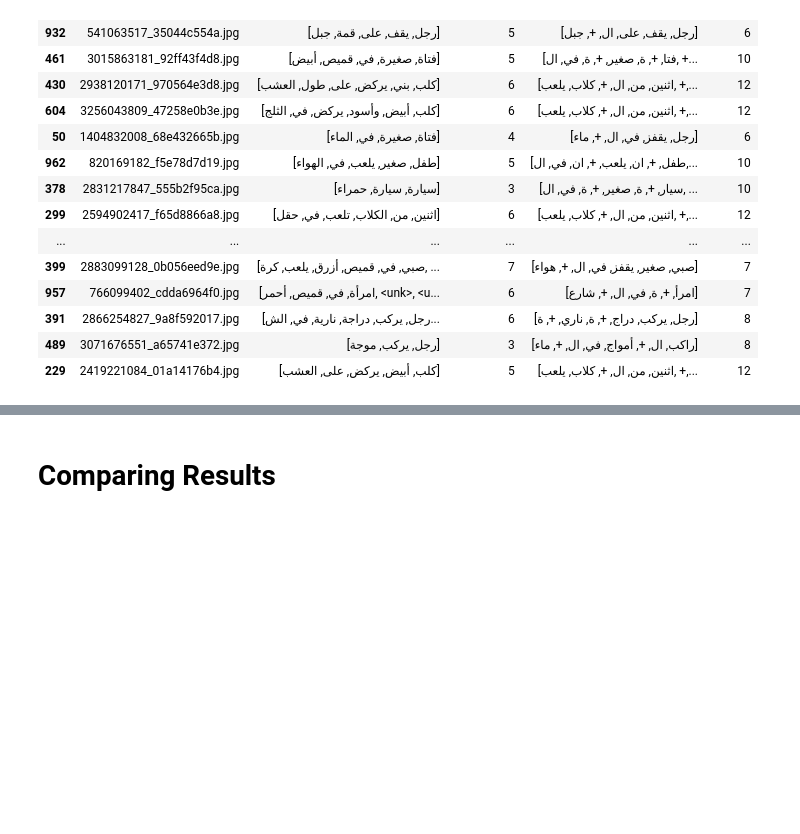
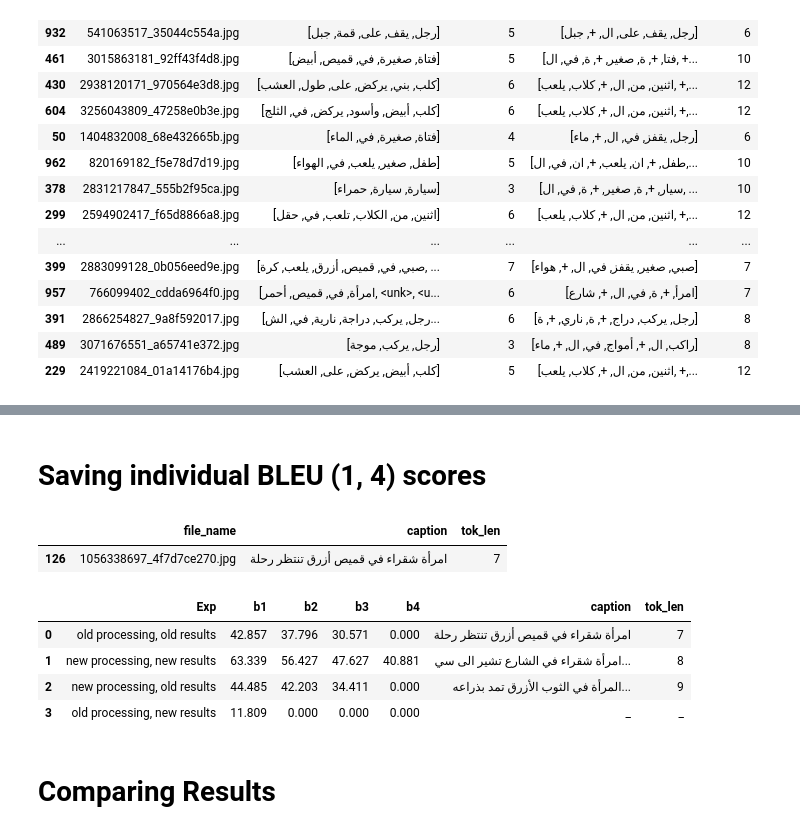
Before and after one commit to moaaztaha/Image-Captioning, a Jupyter notebook: Old Preprocessing VS Arabert Preprocessing scores.ipynb, the cells around one changed output, grey strips where cells are left out. Saved outputs shown, nothing was run; the diff lists cells and outputs as text; code cells hidden in the pictures; blank space fills up the shorter version.

```diff
--- a/Old Preprocessing VS Arabert Preprocessing scores.ipynb
+++ b/Old Preprocessing VS Arabert Preprocessing scores.ipynb
@@ -489,3 +489,10 @@ full_df.head()
 | 2 | 1082379191_ec1e53f996.jpg | [رجل, يجلس, على, لوح, التزلج, في,... | 7 | [رجل, و, +, امرأ, +, ة, يقف, +, ا... | 13 | رجل يجلس على لوح التزلج في الهواء | رجل وامرأة يقفان في الماء |
 | 3 | 1084040636_97d9633581.jpg | [كلب, أبيض, يركض, على, العشب] | 5 | [ال, +, كلب, ال, +, كلب, ال, +, ب... | 19 | كلب أبيض يركض على العشب | الكلب الكلب البني والأبيض والأبيض |
 | 4 | 1096395242_fc69f0ae5a.jpg | [صبي, صغير, يلعب, في, الشارع] | 5 | [فتا, +, ة, صغير, +, ة, صغير, +, ... | 19 | صبي صغير يلعب في الشارع | فتاة صغيرة صغيرة صغيرة صغيرة في ا... |
+# %% [markdown]
+# Saving individual BLEU (1, 4) scores
+# %%
+ground_truth.head(1)
+# %% [output]
+|  | file_name | caption | tok_len |
+| 126 | 1056338697_4f7d7ce270.jpg | امرأة شقراء في قميص أزرق تنتظر رحلة | 7 |
@@ -492,3 +546,11 @@ full_df.head()
+# %%
+calculate_scores(full_df.iloc[0])
+# %% [output]
+|  | Exp | b1 | b2 | b3 | b4 | caption | tok_len |
+| 0 | old processing, old results | 42.857 | 37.796 | 30.571 | 0.000 | امرأة شقراء في قميص أزرق تنتظر رحلة | 7 |
+| 1 | new processing, new results | 63.339 | 56.427 | 47.627 | 40.881 | امرأة شقراء في الشارع تشير الى سي... | 8 |
+| 2 | new processing, old results | 44.485 | 42.203 | 34.411 | 0.000 | المرأة في الثوب الأزرق تمد بذراعه... | 9 |
+| 3 | old processing, new results | 11.809 | 0.000 | 0.000 | 0.000 | _ | _ |
 # %%
 full_df.to_json('results_comparison.json')
 # %% [markdown]
```
Also changed, not shown: parts of 4 cells of this notebook, 1 other file.
